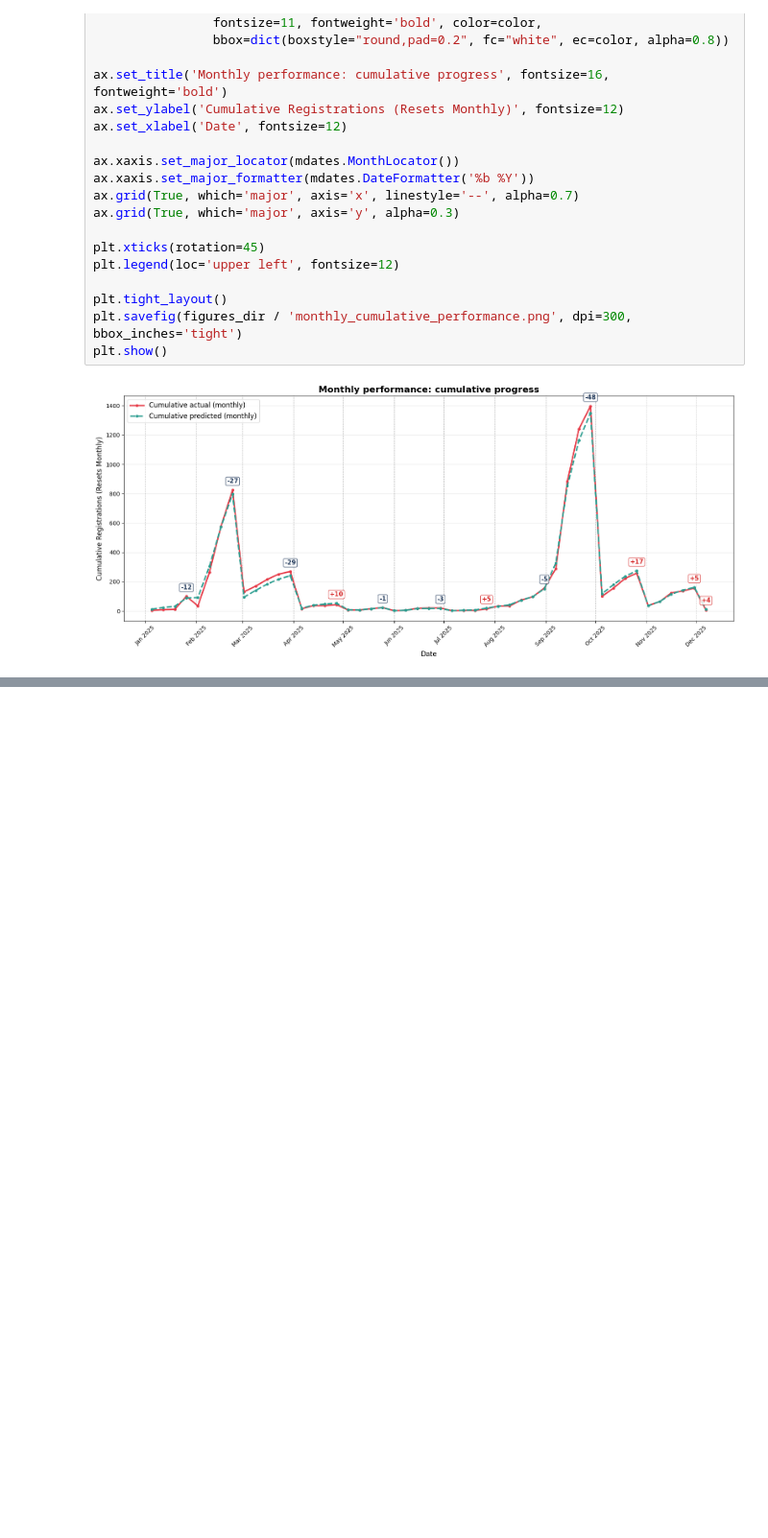
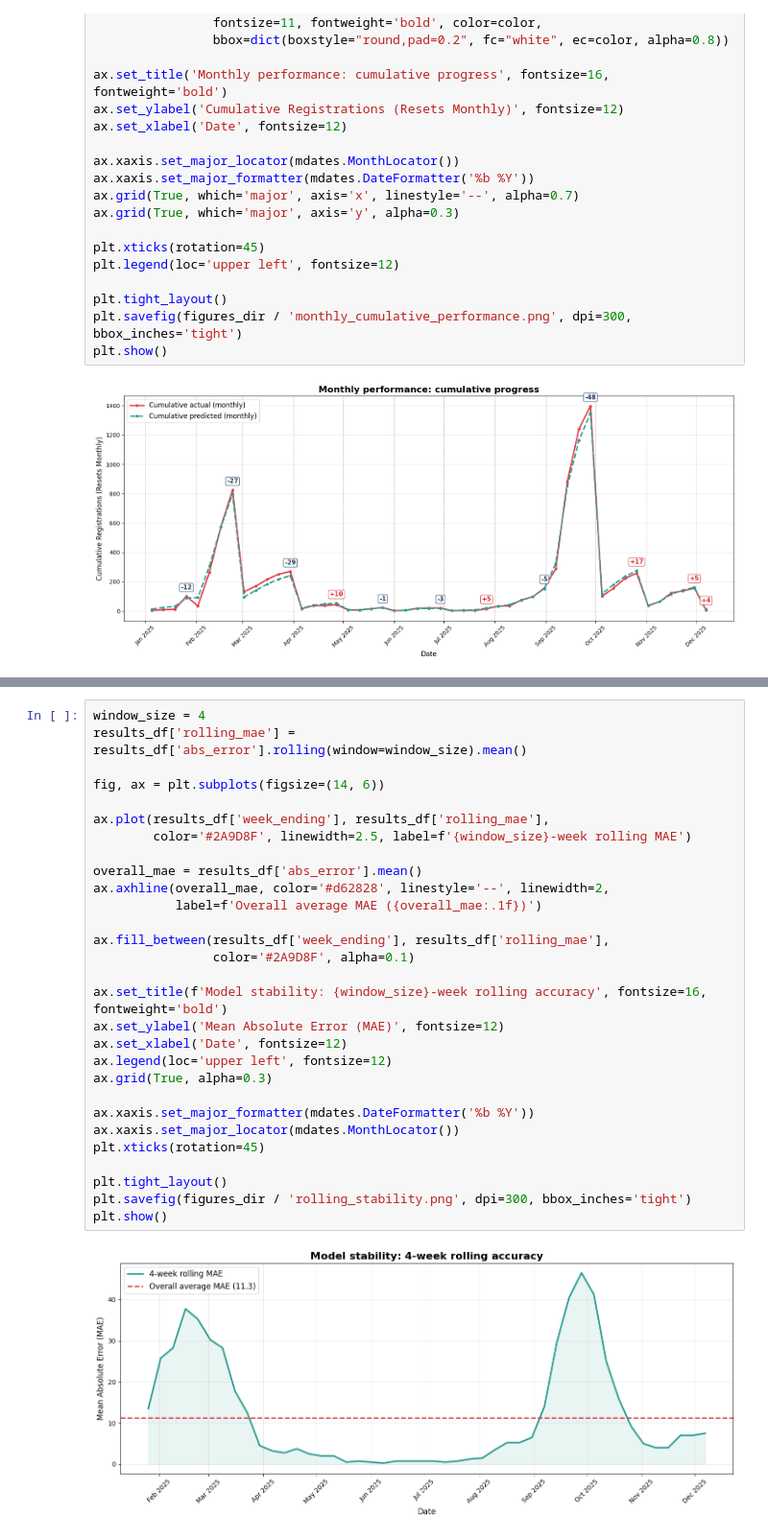
Before and after one commit to franciscopana/M.IA_Time-Series-Forecasting, a Jupyter notebook: result_analysis.ipynb, the cells around one changed output, grey strips where cells are left out. Shown at 96% size. Saved outputs shown, nothing was run; the diff lists cells and outputs as text; blank space fills up the shorter version.

```diff
--- a/result_analysis.ipynb
+++ b/result_analysis.ipynb
@@ -292,0 +329,31 @@ Interval Coverage: 91.8% of actuals fell within the 95% prediction interval.
+# %%
+window_size = 4
+results_df['rolling_mae'] = results_df['abs_error'].rolling(window=window_size).mean()
+
+fig, ax = plt.subplots(figsize=(14, 6))
+
+ax.plot(results_df['week_ending'], results_df['rolling_mae'],
+        color='#2A9D8F', linewidth=2.5, label=f'{window_size}-week rolling MAE')
+
+overall_mae = results_df['abs_error'].mean()
+ax.axhline(overall_mae, color='#d62828', linestyle='--', linewidth=2,
+           label=f'Overall average MAE ({overall_mae:.1f})')
+
+ax.fill_between(results_df['week_ending'], results_df['rolling_mae'],
+                color='#2A9D8F', alpha=0.1)
+
+ax.set_title(f'Model stability: {window_size}-week rolling accuracy', fontsize=16, fontweight='bold')
+ax.set_ylabel('Mean Absolute Error (MAE)', fontsize=12)
+ax.set_xlabel('Date', fontsize=12)
+ax.legend(loc='upper left', fontsize=12)
+ax.grid(True, alpha=0.3)
+
+ax.xaxis.set_major_formatter(mdates.DateFormatter('%b %Y'))
+ax.xaxis.set_major_locator(mdates.MonthLocator())
+plt.xticks(rotation=45)
+
+plt.tight_layout()
+plt.savefig(figures_dir / 'rolling_stability.png', dpi=300, bbox_inches='tight')
+plt.show()
+# %% [output]
+[figure, added]
```
Also changed, not shown: parts of 3 cells of this notebook, 3 other files.
